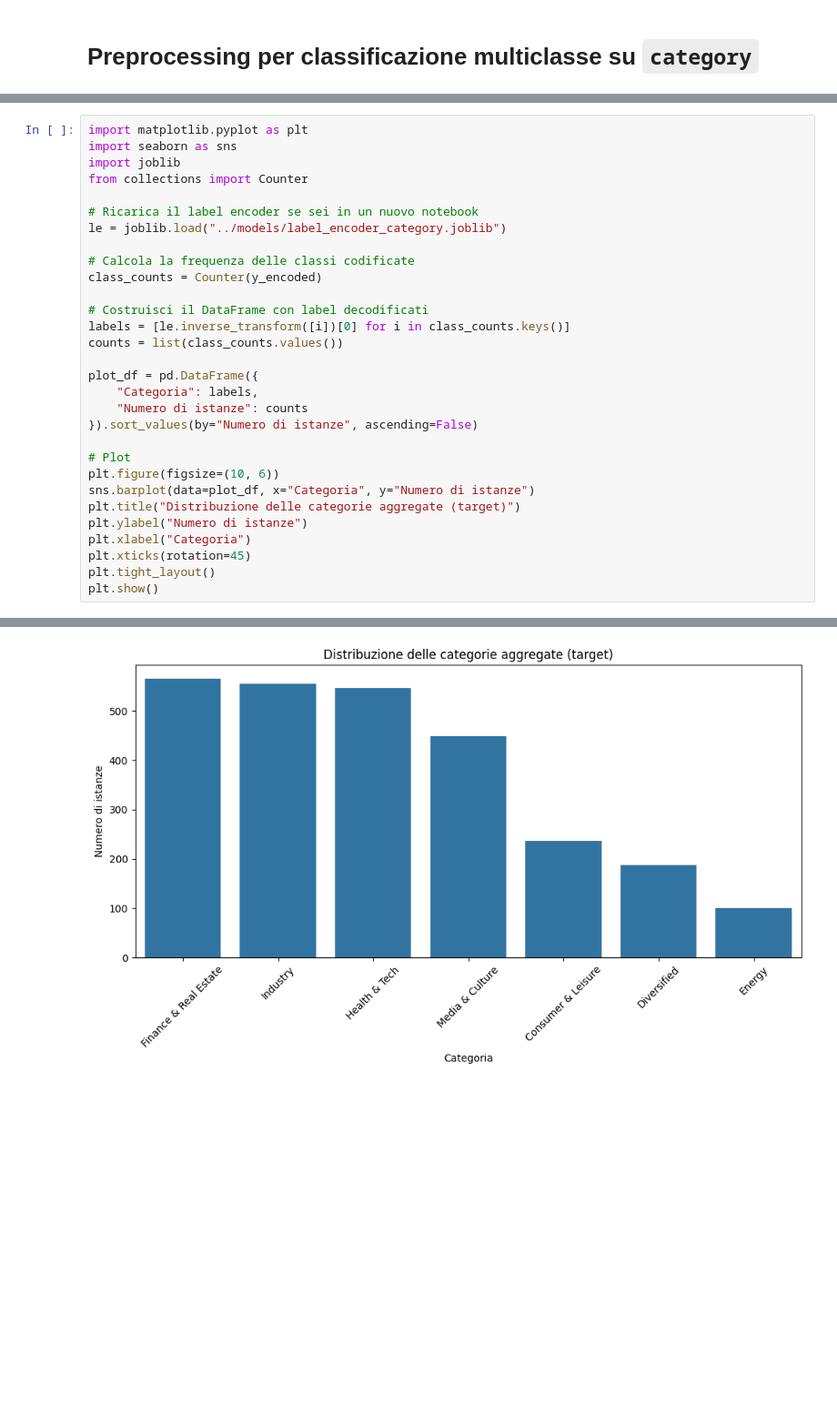
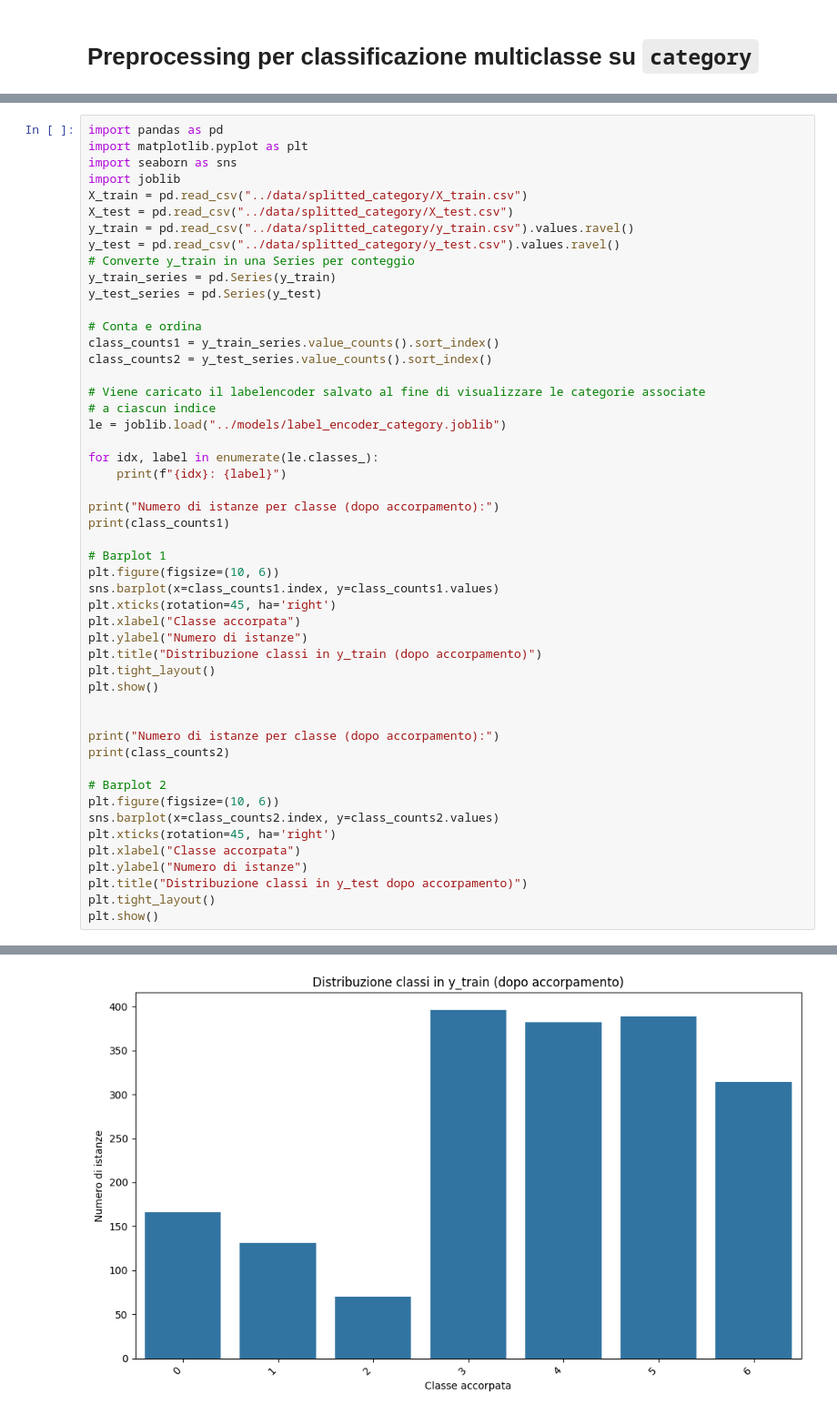
Before and after one commit to angelopaldino/progetto-data-mining, a Jupyter notebook: notebooks/10_preprocessing_category.ipynb, the cells around one changed output, grey strips where cells are left out. Shown at 91% size. Cells and saved outputs as stored; diff of their text form; blank space fills up the shorter version.

```diff
--- a/notebooks/10_preprocessing_category.ipynb
+++ b/notebooks/10_preprocessing_category.ipynb
@@ -157,31 +270,51 @@ dtype: int64
 # %%
+import pandas as pd
 import matplotlib.pyplot as plt
 import seaborn as sns
 import joblib
-from collections import Counter
+X_train = pd.read_csv("../data/splitted_category/X_train.csv")
+X_test = pd.read_csv("../data/splitted_category/X_test.csv")
+y_train = pd.read_csv("../data/splitted_category/y_train.csv").values.ravel()
+y_test = pd.read_csv("../data/splitted_category/y_test.csv").values.ravel()
+# Converte y_train in una Series per conteggio
+y_train_series = pd.Series(y_train)
+y_test_series = pd.Series(y_test)
 
-# Ricarica il label encoder se sei in un nuovo notebook
+# Conta e ordina
+class_counts1 = y_train_series.value_counts().sort_index()
+class_counts2 = y_test_series.value_counts().sort_index()
+
+# Viene caricato il labelencoder salvato al fine di visualizzare le categorie associate
+# a ciascun indice
 le = joblib.load("../models/label_encoder_category.joblib")
 
-# Calcola la frequenza delle classi codificate
-class_counts = Counter(y_encoded)
+for idx, label in enumerate(le.classes_):
+    print(f"{idx}: {label}")
 
-# Costruisci il DataFrame con label decodificati
-labels = [le.inverse_transform([i])[0] for i in class_counts.keys()]
-counts = list(class_counts.values())
+print("Numero di istanze per classe (dopo accorpamento):")
+print(class_counts1)
 
-plot_df = pd.DataFrame({
-    "Categoria": labels,
-    "Numero di istanze": counts
-}).sort_values(by="Numero di istanze", ascending=False)
-
-# Plot
+# Barplot 1
 plt.figure(figsize=(10, 6))
-sns.barplot(data=plot_df, x="Categoria", y="Numero di istanze")
-plt.title("Distribuzione delle categorie aggregate (target)")
+sns.barplot(x=class_counts1.index, y=class_counts1.values)
+plt.xticks(rotation=45, ha='right')
+plt.xlabel("Classe accorpata")
 plt.ylabel("Numero di istanze")
-plt.xlabel("Categoria")
-plt.xticks(rotation=45)
+plt.title("Distribuzione classi in y_train (dopo accorpamento)")
 plt.tight_layout()
 plt.show()
+
+
+print("Numero di istanze per classe (dopo accorpamento):")
+print(class_counts2)
+
+# Barplot 2
+plt.figure(figsize=(10, 6))
+sns.barplot(x=class_counts2.index, y=class_counts2.values)
+plt.xticks(rotation=45, ha='right')
+plt.xlabel("Classe accorpata")
+plt.ylabel("Numero di istanze")
+plt.title("Distribuzione classi in y_test dopo accorpamento)")
+plt.tight_layout()
+plt.show()
 # %% [output]
@@ -188 +337 @@ plt.show()
-[figure, old version]
+[figure, new version]
```
Also changed, not shown: parts of 10 cells of this notebook, 50 other files.
